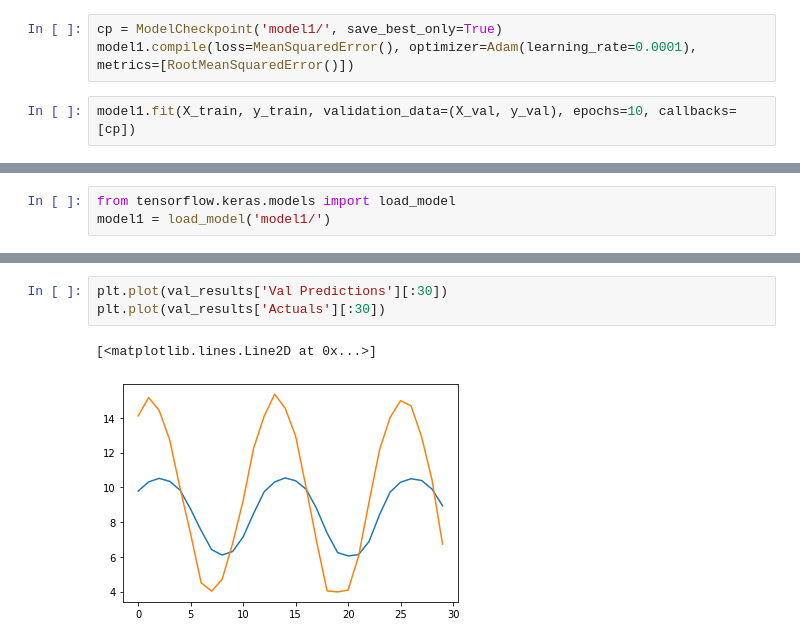
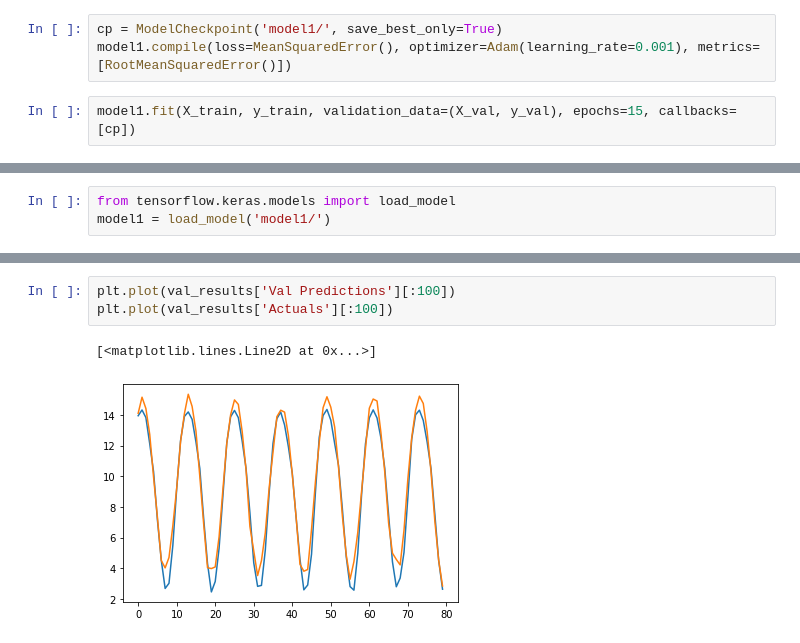
Before and after one commit to SamMilnes/Weather-Prediction-LSTM, a Jupyter notebook: Analysis.ipynb, the cells around one changed output, grey strips where cells are left out. Drawn from its saved outputs; the diff is of its cells as text.

```diff
--- a/Analysis.ipynb
+++ b/Analysis.ipynb
@@ -221,7 +221,7 @@ Non-trainable params: 0
 _________________________________________________________________
 # %%
 cp = ModelCheckpoint('model1/', save_best_only=True)
-model1.compile(loss=MeanSquaredError(), optimizer=Adam(learning_rate=0.0001), metrics=[RootMeanSquaredError()])
+model1.compile(loss=MeanSquaredError(), optimizer=Adam(learning_rate=0.001), metrics=[RootMeanSquaredError()])
 # %%
-model1.fit(X_train, y_train, validation_data=(X_val, y_val), epochs=10, callbacks=[cp])
+model1.fit(X_train, y_train, validation_data=(X_val, y_val), epochs=15, callbacks=[cp])
 # %% [output]
@@ -292,10 +292,10 @@ val_results
 80 rows × 2 columns
 # %%
-plt.plot(val_results['Val Predictions'][:30])
-plt.plot(val_results['Actuals'][:30])
+plt.plot(val_results['Val Predictions'][:100])
+plt.plot(val_results['Actuals'][:100])
 # %% [output]
 [<matplotlib.lines.Line2D at 0x...>]
-[figure, old version]
+[figure, new version]
 # %%
 test_predictions = model1.predict(X_test).flatten()
 test_results = pd.DataFrame(data={'Test Predictions': test_predictions, 'Actuals':y_test})
```
Also changed, not shown: parts of 8 cells of this notebook.
